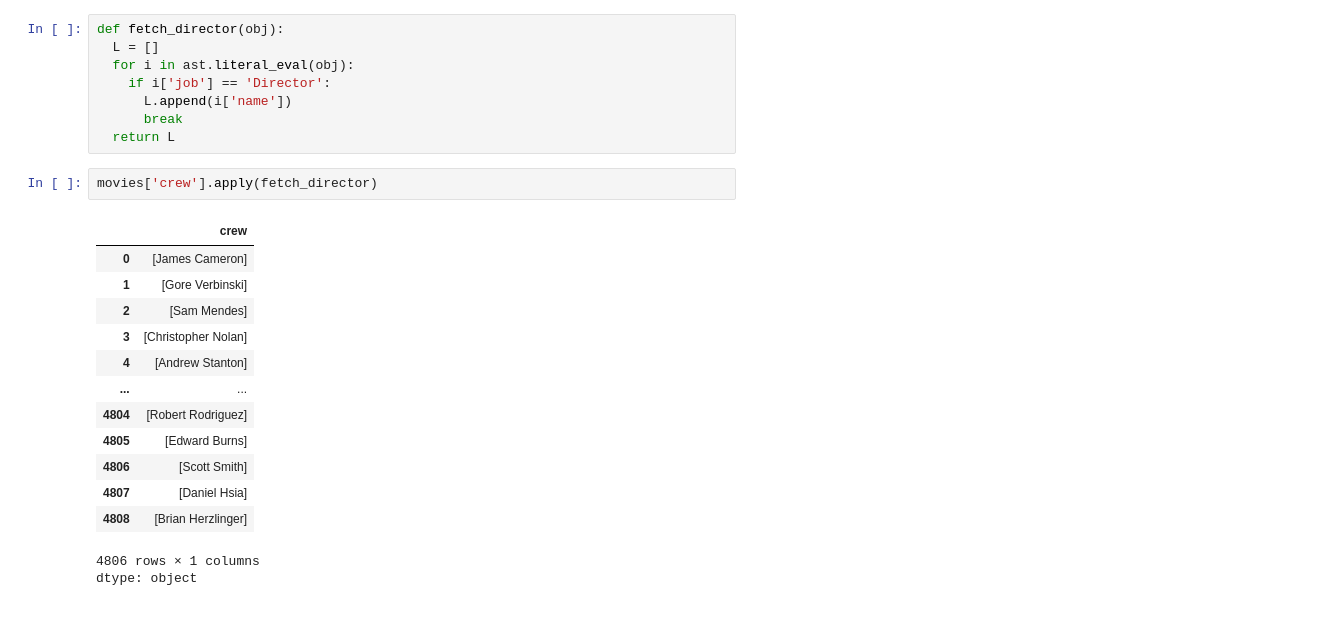
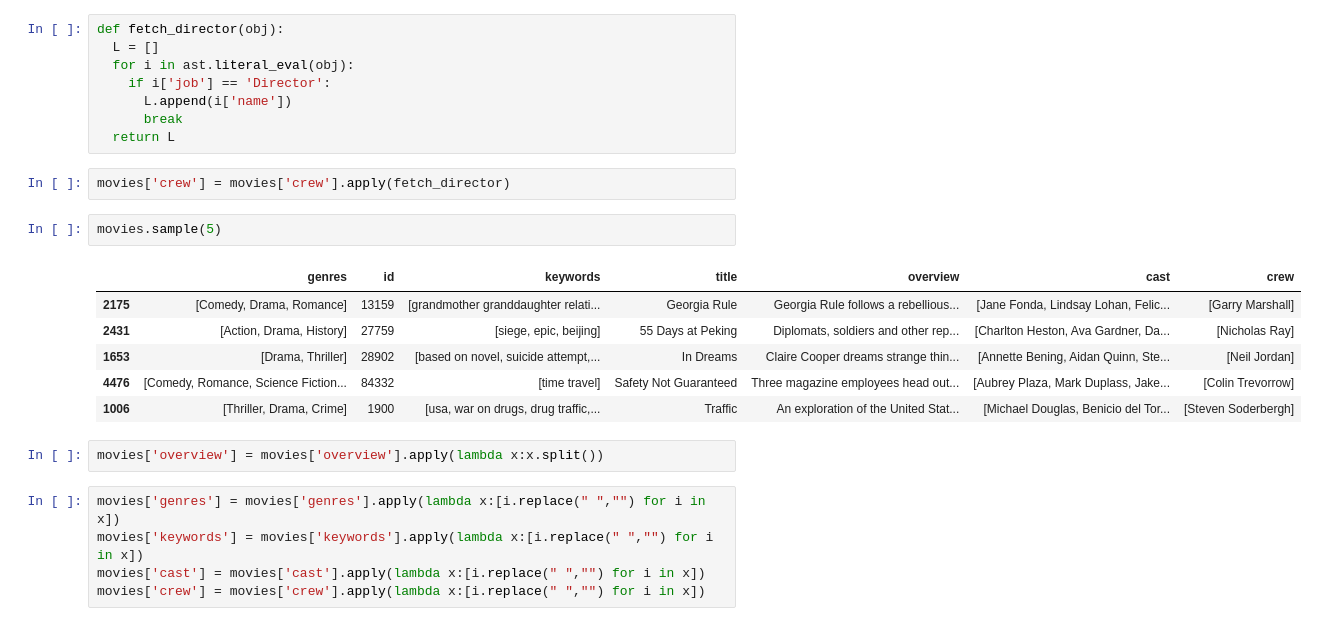
Before and after one commit to ZataraHere/Movie-Recommender-System, a Jupyter notebook: Movie_recommender_system.ipynb, the cells around one changed output. Saved outputs shown, nothing was run; the diff lists cells and outputs as text.

```diff
--- a/Movie_recommender_system.ipynb
+++ b/Movie_recommender_system.ipynb
@@ -132,19 +132,20 @@ def fetch_director(obj):
       break
   return L
 # %%
-movies['crew'].apply(fetch_director)
+movies['crew'] = movies['crew'].apply(fetch_director)
-# %% [output]
-|  | crew |
-| 0 | [James Cameron] |
-| 1 | [Gore Verbinski] |
-| 2 | [Sam Mendes] |
-| 3 | [Christopher Nolan] |
-| 4 | [Andrew Stanton] |
-| ... | ... |
-| 4804 | [Robert Rodriguez] |
-| 4805 | [Edward Burns] |
-| 4806 | [Scott Smith] |
-| 4807 | [Daniel Hsia] |
-| 4808 | [Brian Herzlinger] |
-4806 rows × 1 columns
-dtype: object
+# %%
+movies.sample(5)
+# %% [output]
+|  | genres | id | keywords | title | overview | cast | crew |
+| 2175 | [Comedy, Drama, Romance] | 13159 | [grandmother granddaughter relati... | Georgia Rule | Georgia Rule follows a rebellious... | [Jane Fonda, Lindsay Lohan, Felic... | [Garry Marshall] |
+| 2431 | [Action, Drama, History] | 27759 | [siege, epic, beijing] | 55 Days at Peking | Diplomats, soldiers and other rep... | [Charlton Heston, Ava Gardner, Da... | [Nicholas Ray] |
+| 1653 | [Drama, Thriller] | 28902 | [based on novel, suicide attempt,... | In Dreams | Claire Cooper dreams strange thin... | [Annette Bening, Aidan Quinn, Ste... | [Neil Jordan] |
+| 4476 | [Comedy, Romance, Science Fiction... | 84332 | [time travel] | Safety Not Guaranteed | Three magazine employees head out... | [Aubrey Plaza, Mark Duplass, Jake... | [Colin Trevorrow] |
+| 1006 | [Thriller, Drama, Crime] | 1900 | [usa, war on drugs, drug traffic,... | Traffic | An exploration of the United Stat... | [Michael Douglas, Benicio del Tor... | [Steven Soderbergh] |
+# %%
+movies['overview'] = movies['overview'].apply(lambda x:x.split())
+# %%
+movies['genres'] = movies['genres'].apply(lambda x:[i.replace(" ","") for i in x])
+movies['keywords'] = movies['keywords'].apply(lambda x:[i.replace(" ","") for i in x])
+movies['cast'] = movies['cast'].apply(lambda x:[i.replace(" ","") for i in x])
+movies['crew'] = movies['crew'].apply(lambda x:[i.replace(" ","") for i in x])
```
Also changed, not shown: parts of 21 cells of this notebook.
